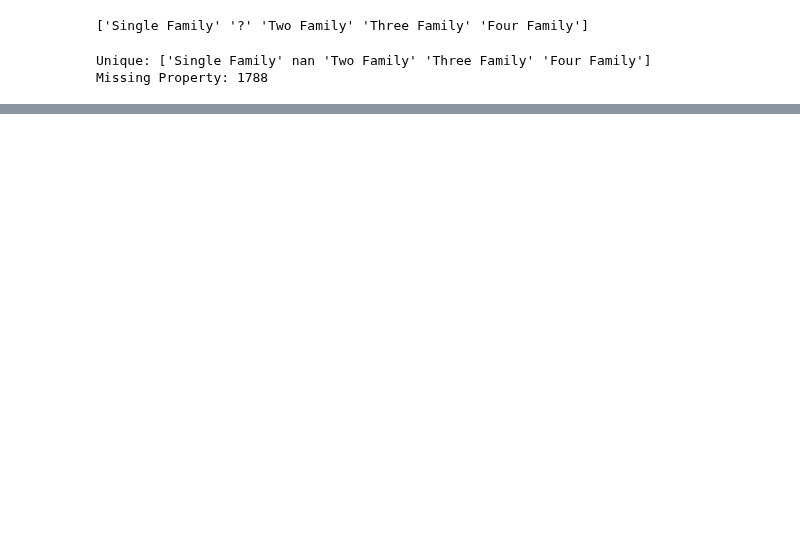
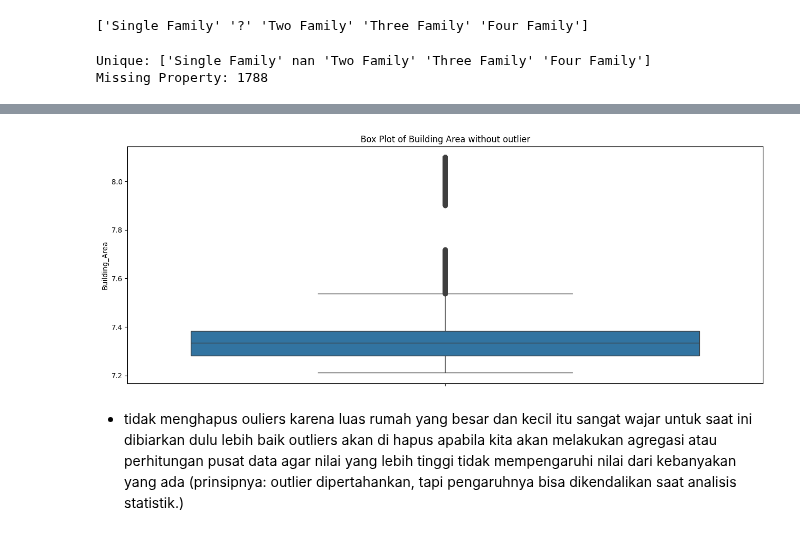
Before and after one commit to Aris0506/Python-Data-Analysis-Project-learning-journey, a Jupyter notebook: 00 mini project/08 Exploration Data analisis in python/analisis data faktor harga properti.ipynb, the cells around one changed output, grey strips where cells are left out. Saved outputs shown, nothing was run; the diff lists cells and outputs as text; code cells hidden in the pictures; blank space fills up the shorter version.

```diff
--- a/00 mini project/08 Exploration Data analisis in python/analisis data faktor harga properti.ipynb
+++ b/00 mini project/08 Exploration Data analisis in python/analisis data faktor harga properti.ipynb
@@ -390,0 +428,17 @@ dtype: object
+# %%
+# Winsorizing
+# Batasi outlier ke batas tertentu (misal 1%–99% percentile) → tetap pakai data tapi tidak ekstrem:
+lower = real_estate_trans_df['Building_Area'].quantile(0.01)
+upper = real_estate_trans_df['Building_Area'].quantile(0.99)
+real_estate_trans_df['Building_Area'] = real_estate_trans_df['Building_Area'].clip(lower, upper)
+
+
+plt.figure(figsize=(16, 6))
+sns.boxplot(data=real_estate_trans_df, y='Building_Area')
+plt.title('Box Plot of Building Area without outlier')
+plt.show()
+# %% [output]
+[figure, added]
+# %% [markdown]
+- tidak menghapus ouliers karena luas rumah yang besar dan kecil itu sangat wajar untuk saat ini dibiarkan dulu lebih baik
+outliers akan di hapus apabila kita akan melakukan agregasi atau perhitungan pusat data agar nilai yang lebih tinggi tidak mempengaruhi nilai dari kebanyakan yang ada (prinsipnya: outlier dipertahankan, tapi pengaruhnya bisa dikendalikan saat analisis statistik.)
```
Also changed, not shown: parts of 31 cells of this notebook, 5 other files.
